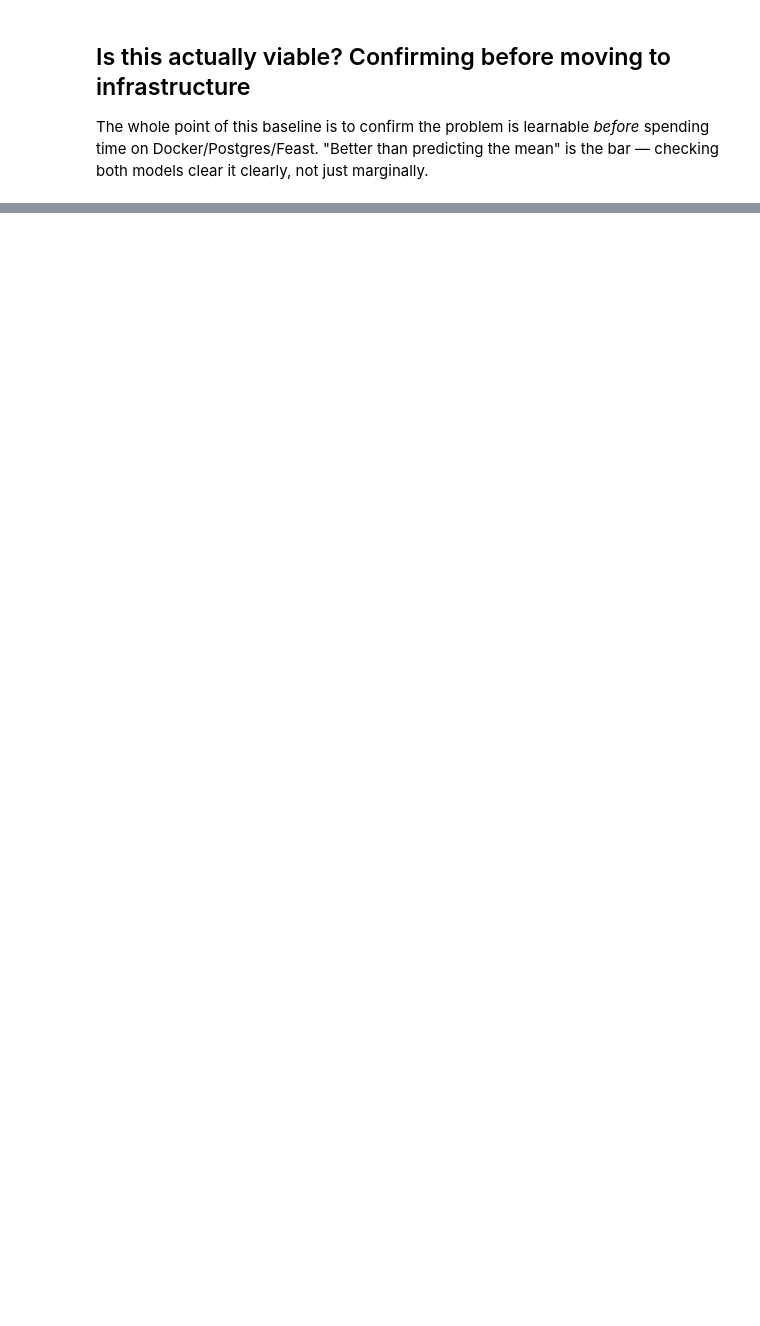
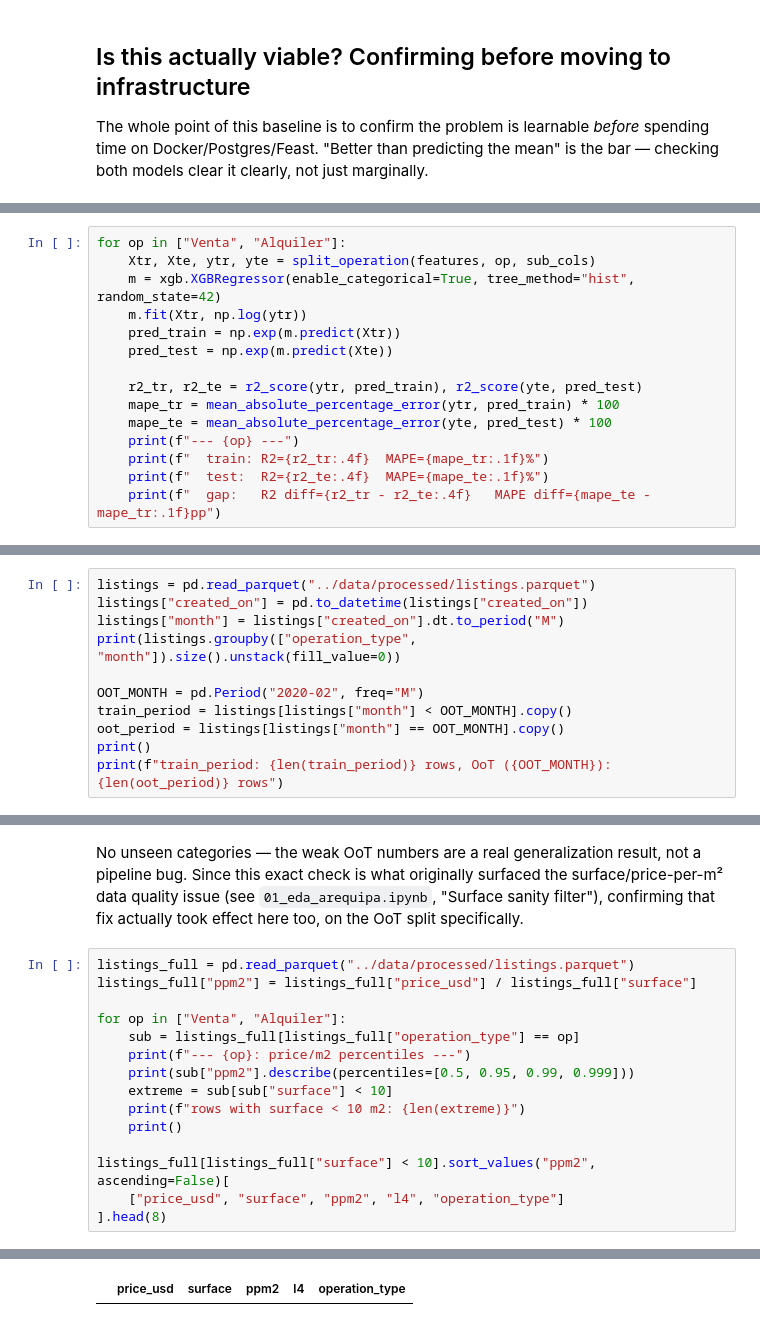
Before and after one commit to AngelJSD/aqp-housing-predictor, a Jupyter notebook: notebooks/03_baseline_model.ipynb, the cells around one changed output, grey strips where cells are left out. Drawn from its saved outputs; the diff is of its cells as text; blank space fills up the shorter version.

```diff
--- a/notebooks/03_baseline_model.ipynb
+++ b/notebooks/03_baseline_model.ipynb
@@ -299,0 +304,15 @@ verdict
+# %%
+for op in ["Venta", "Alquiler"]:
+    Xtr, Xte, ytr, yte = split_operation(features, op, sub_cols)
+    m = xgb.XGBRegressor(enable_categorical=True, tree_method="hist", random_state=42)
+    m.fit(Xtr, np.log(ytr))
+    pred_train = np.exp(m.predict(Xtr))
+    pred_test = np.exp(m.predict(Xte))
+
+    r2_tr, r2_te = r2_score(ytr, pred_train), r2_score(yte, pred_test)
+    mape_tr = mean_absolute_percentage_error(ytr, pred_train) * 100
+    mape_te = mean_absolute_percentage_error(yte, pred_test) * 100
+    print(f"--- {op} ---")
+    print(f"  train: R2={r2_tr:.4f}  MAPE={mape_tr:.1f}%")
+    print(f"  test:  R2={r2_te:.4f}  MAPE={mape_te:.1f}%")
+    print(f"  gap:   R2 diff={r2_tr - r2_te:.4f}   MAPE diff={mape_te - mape_tr:.1f}pp")
@@ -299,0 +338,11 @@ verdict
+# %%
+listings = pd.read_parquet("../data/processed/listings.parquet")
+listings["created_on"] = pd.to_datetime(listings["created_on"])
+listings["month"] = listings["created_on"].dt.to_period("M")
+print(listings.groupby(["operation_type", "month"]).size().unstack(fill_value=0))
+
+OOT_MONTH = pd.Period("2020-02", freq="M")
+train_period = listings[listings["month"] < OOT_MONTH].copy()
+oot_period = listings[listings["month"] == OOT_MONTH].copy()
+print()
+print(f"train_period: {len(train_period)} rows, OoT ({OOT_MONTH}): {len(oot_period)} rows")
@@ -299,0 +431,18 @@ verdict
+# %% [markdown]
+No unseen categories — the weak OoT numbers are a real generalization result, not a pipeline bug. Since this exact check is what originally surfaced the surface/price-per-m² data quality issue (see `01_eda_arequipa.ipynb`, "Surface sanity filter"), confirming that fix actually took effect here too, on the OoT split specifically.
+# %%
+listings_full = pd.read_parquet("../data/processed/listings.parquet")
+listings_full["ppm2"] = listings_full["price_usd"] / listings_full["surface"]
+
+for op in ["Venta", "Alquiler"]:
+    sub = listings_full[listings_full["operation_type"] == op]
+    print(f"--- {op}: price/m2 percentiles ---")
+    print(sub["ppm2"].describe(percentiles=[0.5, 0.95, 0.99, 0.999]))
+    extreme = sub[sub["surface"] < 10]
+    print(f"rows with surface < 10 m2: {len(extreme)}")
+    print()
+
+listings_full[listings_full["surface"] < 10].sort_values("ppm2", ascending=False)[
+    ["price_usd", "surface", "ppm2", "l4", "operation_type"]
+].head(8)
+# %% [output]
@@ -299,0 +466 @@ verdict
+|  | price_usd | surface | ppm2 | l4 | operation_type |
```
Also changed, not shown: parts of 40 cells of this notebook, 7 other files.
